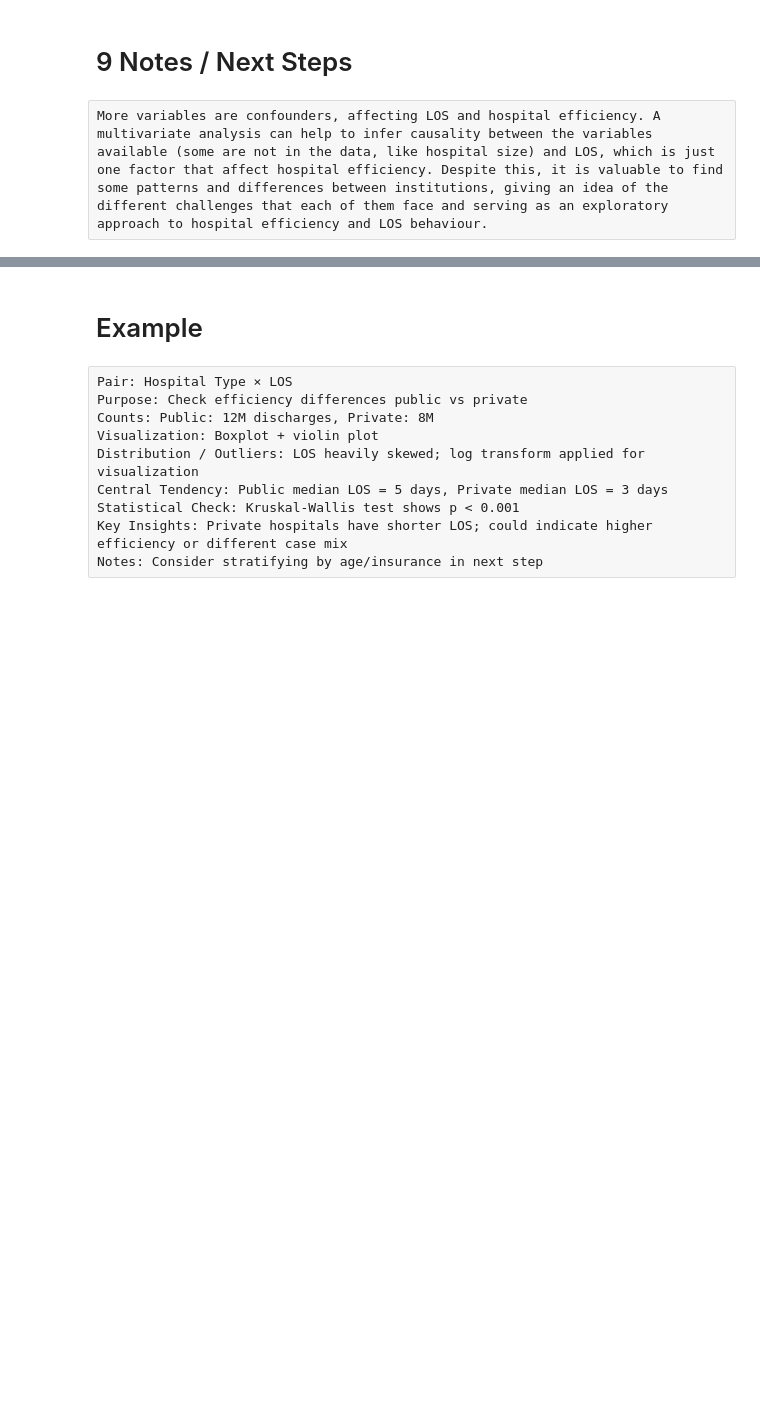
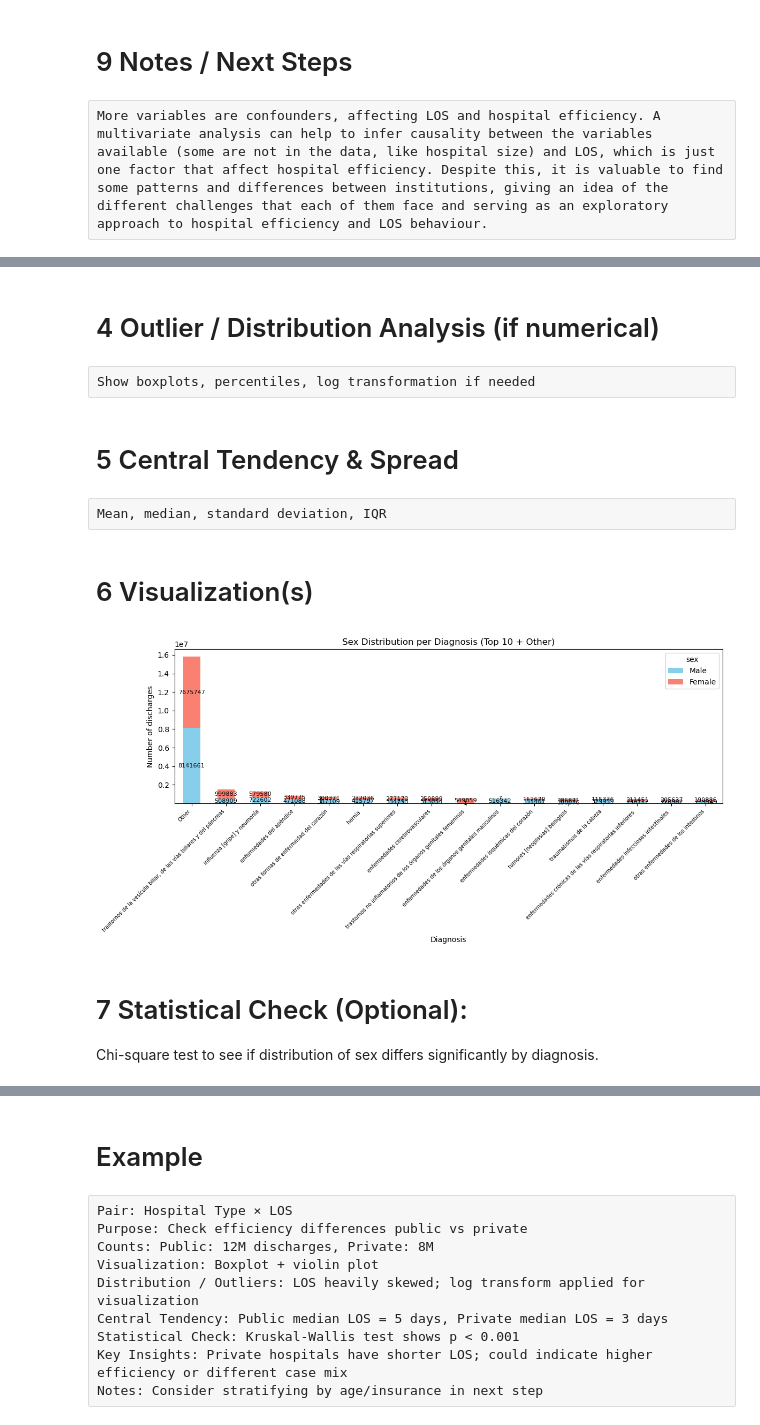
Before and after one commit to mirkopodunavak1996/EDAHospDischarges_Chile2001-2024, a Jupyter notebook: notebooks/General_Analysis_2001-2024_Bivariate(2).ipynb, the cells around one changed output, grey strips where cells are left out. Saved outputs shown, nothing was run; the diff lists cells and outputs as text; code cells hidden in the pictures; blank space fills up the shorter version.

Commit message:
Progress made on pair 8: sex x diagnosis

```diff
--- a/notebooks/General_Analysis_2001-2024_Bivariate(2).ipynb
+++ b/notebooks/General_Analysis_2001-2024_Bivariate(2).ipynb
@@ -1946,0 +1941,18 @@ Mean, median, standard deviation, IQR
+# %%
+# Count diagnoses
+diagnosis_counts = df['group names'].value_counts()
+
+# Select top 10
+top10_diagnoses = diagnosis_counts.head(15).index.tolist()
+
+# Create a copy of the series (so df stays intact)
+diag_grouped = df['group names'].copy()
+
+# Add 'Other' as a category
+diag_grouped = diag_grouped.cat.add_categories('Other')
+
+# Assign 'Other' to all diagnoses not in top 10
+diag_grouped = diag_grouped.where(diag_grouped.isin(top10_diagnoses), 'Other')
+
+# Check the result
+diag_grouped.value_counts().head(16)
@@ -1946,0 +2022,51 @@ Mean, median, standard deviation, IQR
+# %% [markdown]
+# 4 Outlier / Distribution Analysis (if numerical)
+# %% [raw]
+Show boxplots, percentiles, log transformation if needed
+# %% [markdown]
+# 5 Central Tendency & Spread
+# %% [raw]
+Mean, median, standard deviation, IQR
+# %% [markdown]
+# 6 Visualization(s)
+# %%
+import matplotlib.pyplot as plt
+
+# Crosstab: counts per sex (rows) and diagnosis (columns)
+crosstab_counts = pd.crosstab(df['sex'], diag_grouped)
+
+# Optionally, sort columns by total counts
+crosstab_counts = crosstab_counts[crosstab_counts.sum().sort_values(ascending=False).index]
+
+# Plot stacked bar chart
+ax = crosstab_counts.T.plot(
+    kind='bar',
+    stacked=True,
+    figsize=(12,6),
+    color=['skyblue', 'salmon']  # male, female (adjust if needed)
+)
+
+# Labels and title
+plt.ylabel('Number of discharges')
+plt.xlabel('Diagnosis')
+plt.title('Sex Distribution per Diagnosis (Top 10 + Other)')
+plt.xticks(rotation=45, ha='right', fontsize=7)
+
+# Add percentages on each bar segment
+for p in ax.patches:
+    width, height = p.get_width(), p.get_height()
+    if height > 0:
+        ax.text(
+            p.get_x() + width/2,
+            p.get_y() + height/2,
+            f'{height:.0f}',
+            ha='center', va='center', fontsize=8
+        )
+
+plt.tight_layout()
+plt.show()
+# %% [output]
+[figure, added]
+# %% [markdown]
+# 7 Statistical Check (Optional):
+Chi-square test to see if distribution of sex differs significantly by diagnosis.
```
Also changed, not shown: parts of 16 cells of this notebook.
